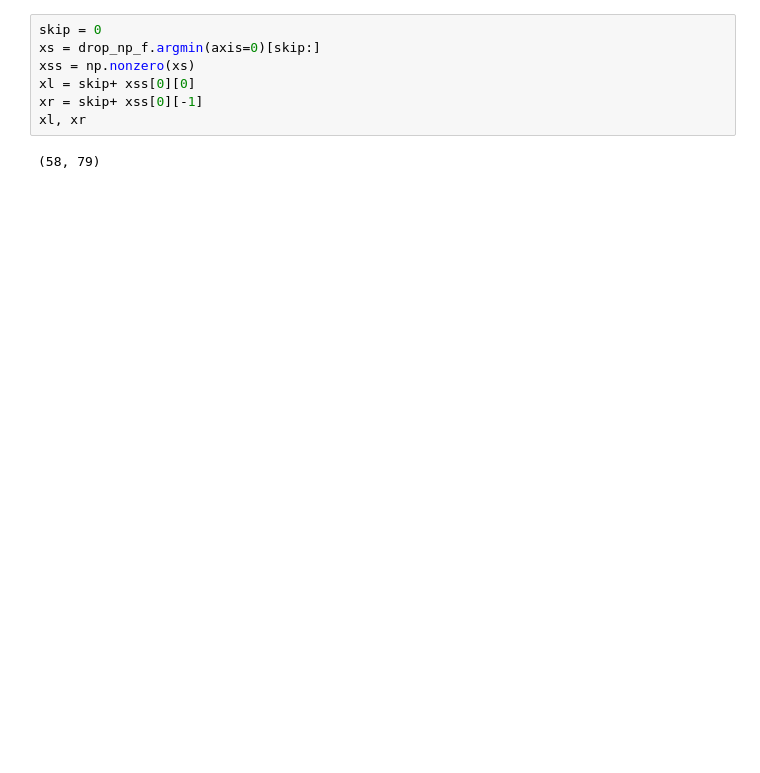
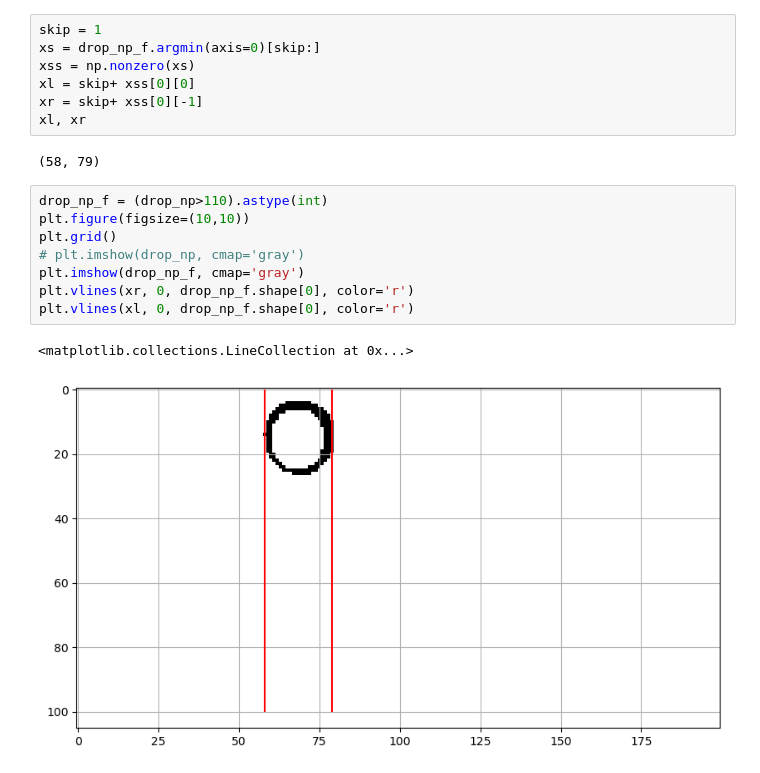
Before and after one commit to Hari31416/mini-project, a Jupyter notebook: center.ipynb, the cells around one changed output. Saved outputs shown, nothing was run; the diff lists cells and outputs as text; blank space fills up the shorter version.

```diff
--- a/center.ipynb
+++ b/center.ipynb
@@ -44,7 +50,7 @@ plt.imshow(drop_np_f, cmap='gray')
 <matplotlib.image.AxesImage at 0x...>
 [figure]
 # %%
-skip = 0
+skip = 1
 xs = drop_np_f.argmin(axis=0)[skip:]
 xss = np.nonzero(xs)
 xl = skip+ xss[0][0]
@@ -52,4 +58,15 @@ xr = skip+ xss[0][-1]
 xl, xr
 # %% [output]
 (58, 79)
+# %%
+drop_np_f = (drop_np>110).astype(int)
+plt.figure(figsize=(10,10))
+plt.grid()
+# plt.imshow(drop_np, cmap='gray')
+plt.imshow(drop_np_f, cmap='gray')
+plt.vlines(xr, 0, drop_np_f.shape[0], color='r')
+plt.vlines(xl, 0, drop_np_f.shape[0], color='r')
+# %% [output]
+<matplotlib.collections.LineCollection at 0x...>
+[figure, added]
 # %%
```
Also changed, not shown: parts of 12 cells of this notebook.
